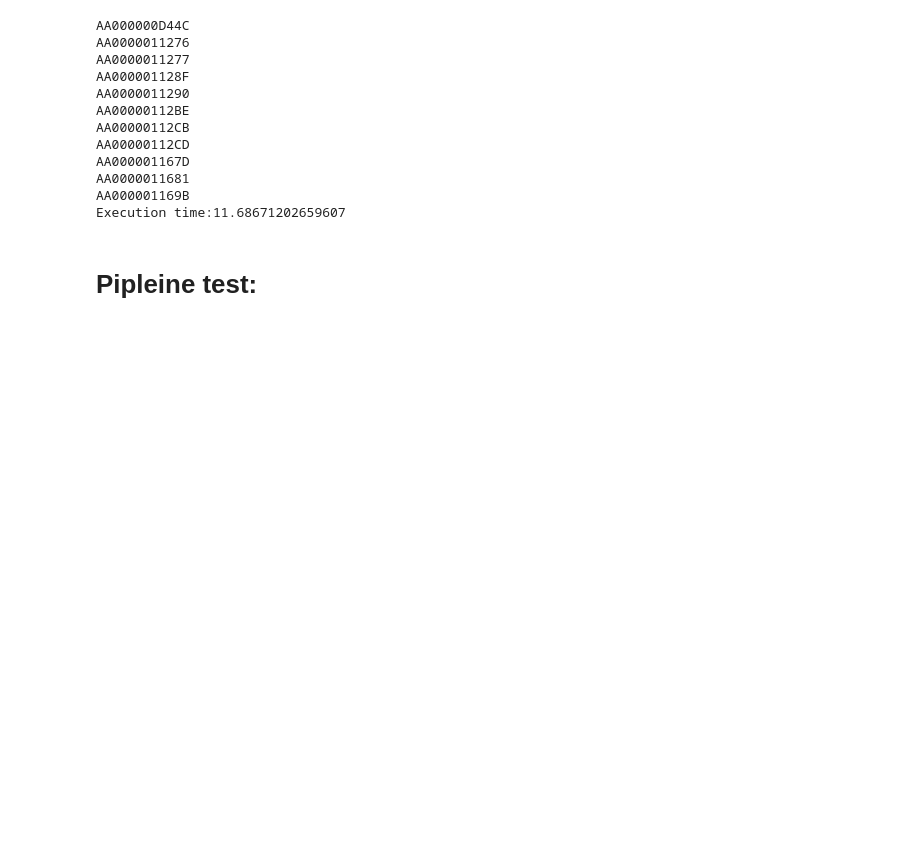
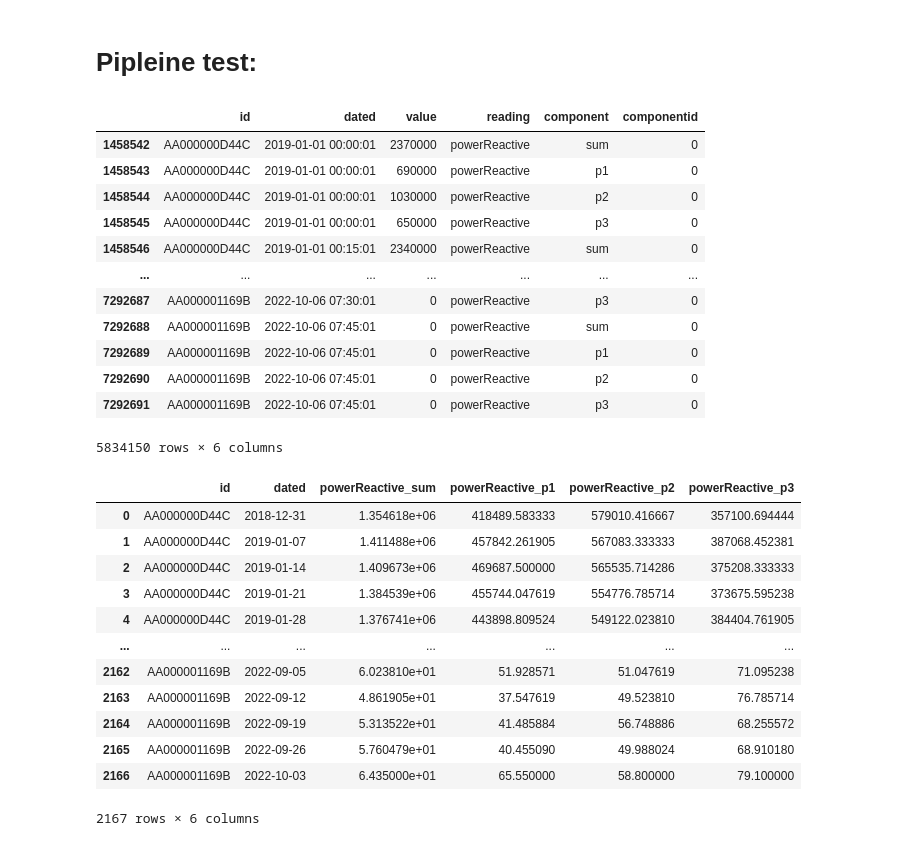
Before and after one commit to BetriuJaume/predictive-maintenance, a Jupyter notebook: tests.ipynb, the cells around one changed output. Cells and saved outputs as stored; diff of their text form; code cells hidden in the pictures; blank space fills up the shorter version.

Commit message:
working on splitting the readings datasets

```diff
--- a/tests.ipynb
+++ b/tests.ipynb
@@ -56,16 +9,0 @@ Execution time:492.063223361969
-# %%
-eboxes_alarms = first_eboxes_preprocess(eboxes_alarms)
-eboxes_alarms = big_preprocess_eboxes(eboxes_alarms)
-# %% [output]
-AA000000D44C
-AA0000011276
-AA0000011277
-AA000001128F
-AA0000011290
-AA00000112BE
-AA00000112CB
-AA00000112CD
-AA000001167D
-AA0000011681
-AA000001169B
-Execution time:11.68671202659607
@@ -92,8 +32,37 @@ meteo = meteo_groupby(meteo)
 # %%
 # Readings preprocess:
 powerReactive, powerActive, powerReactivePeak, powerActivePeak = split_readings(readings)
+display(powerReactive)
 powerReactive, powerActive = pre_power(powerReactive, "Reactive"), pre_power(powerActive, "Active")
+display(powerReactive)
 powerReactivePeak, powerActivePeak = pre_power_peak(powerReactivePeak, "Reactive"), pre_power_peak(powerActivePeak, "Active")
+# %% [output]
+|  | id | dated | value | reading | component | componentid |
+| 1458542 | AA000000D44C | 2019-01-01 00:00:01 | 2370000 | powerReactive | sum | 0 |
+| 1458543 | AA000000D44C | 2019-01-01 00:00:01 | 690000 | powerReactive | p1 | 0 |
+| 1458544 | AA000000D44C | 2019-01-01 00:00:01 | 1030000 | powerReactive | p2 | 0 |
+| 1458545 | AA000000D44C | 2019-01-01 00:00:01 | 650000 | powerReactive | p3 | 0 |
+| 1458546 | AA000000D44C | 2019-01-01 00:15:01 | 2340000 | powerReactive | sum | 0 |
+| ... | ... | ... | ... | ... | ... | ... |
+| 7292687 | AA000001169B | 2022-10-06 07:30:01 | 0 | powerReactive | p3 | 0 |
+| 7292688 | AA000001169B | 2022-10-06 07:45:01 | 0 | powerReactive | sum | 0 |
+| 7292689 | AA000001169B | 2022-10-06 07:45:01 | 0 | powerReactive | p1 | 0 |
+| 7292690 | AA000001169B | 2022-10-06 07:45:01 | 0 | powerReactive | p2 | 0 |
+| 7292691 | AA000001169B | 2022-10-06 07:45:01 | 0 | powerReactive | p3 | 0 |
+5834150 rows × 6 columns
+|  | id | dated | powerReactive_sum | powerReactive_p1 | powerReactive_p2 | powerReactive_p3 |
+| 0 | AA000000D44C | 2018-12-31 | 1.354618e+06 | 418489.583333 | 579010.416667 | 357100.694444 |
+| 1 | AA000000D44C | 2019-01-07 | 1.411488e+06 | 457842.261905 | 567083.333333 | 387068.452381 |
+| 2 | AA000000D44C | 2019-01-14 | 1.409673e+06 | 469687.500000 | 565535.714286 | 375208.333333 |
+| 3 | AA000000D44C | 2019-01-21 | 1.384539e+06 | 455744.047619 | 554776.785714 | 373675.595238 |
+| 4 | AA000000D44C | 2019-01-28 | 1.376741e+06 | 443898.809524 | 549122.023810 | 384404.761905 |
+| ... | ... | ... | ... | ... | ... | ... |
+| 2162 | AA000001169B | 2022-09-05 | 6.023810e+01 | 51.928571 | 51.047619 | 71.095238 |
+| 2163 | AA000001169B | 2022-09-12 | 4.861905e+01 | 37.547619 | 49.523810 | 76.785714 |
+| 2164 | AA000001169B | 2022-09-19 | 5.313522e+01 | 41.485884 | 56.748886 | 68.255572 |
+| 2165 | AA000001169B | 2022-09-26 | 5.760479e+01 | 40.455090 | 49.988024 | 68.910180 |
+| 2166 | AA000001169B | 2022-10-03 | 6.435000e+01 | 65.550000 | 58.800000 | 79.100000 |
+2167 rows × 6 columns
 # %%
 # Alarms preprocess
 lights_alarms = first_lights_preprocess(lights_alarms)
```
Also changed, not shown: parts of 31 cells of this notebook, 3 other files.
